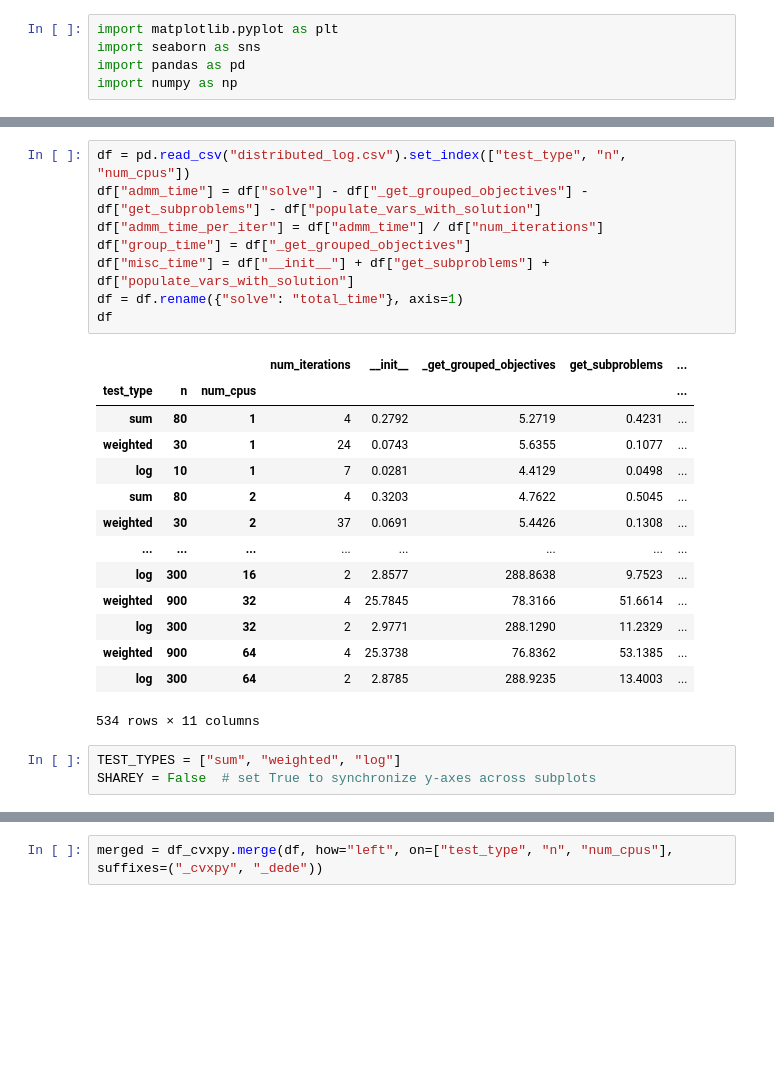
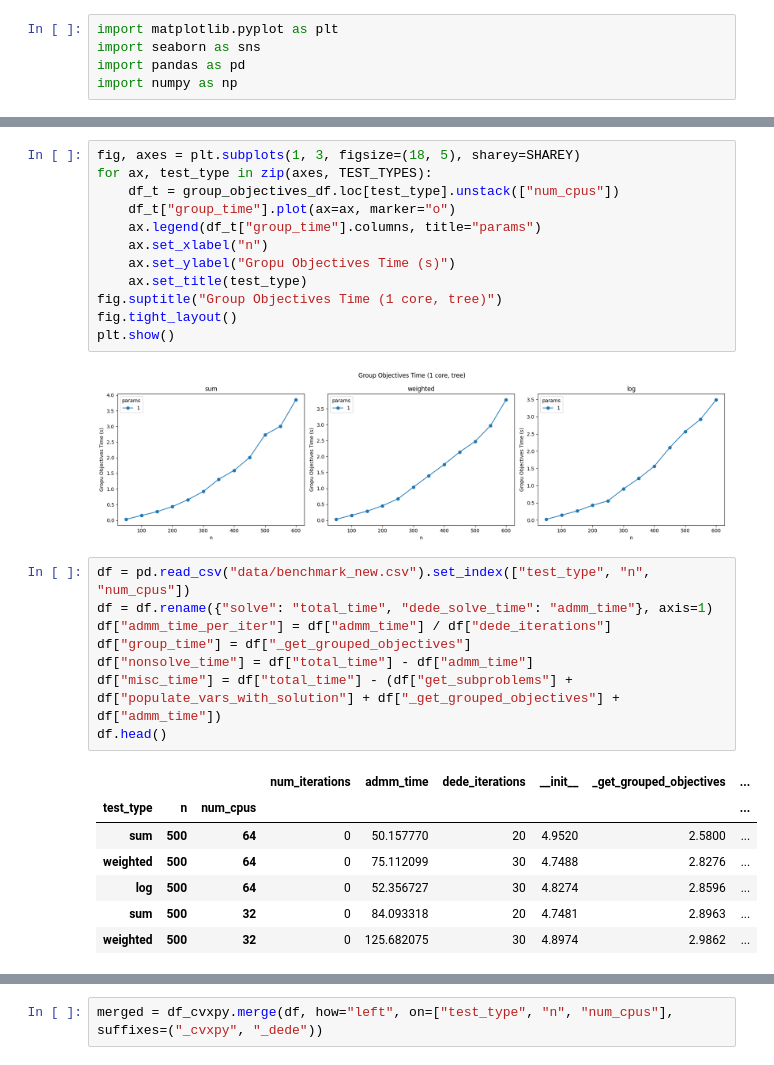
Before and after one commit to illinois-nsai/dede, a Jupyter notebook: benchmarks/cvxpy_dede_comparison.ipynb, the cells around one changed output, grey strips where cells are left out. Drawn from its saved outputs; the diff is of its cells as text; blank space fills up the shorter version.

```diff
--- a/benchmarks/cvxpy_dede_comparison.ipynb
+++ b/benchmarks/cvxpy_dede_comparison.ipynb
@@ -9,29 +20,33 @@ import numpy as np
+# %%
+fig, axes = plt.subplots(1, 3, figsize=(18, 5), sharey=SHAREY)
+for ax, test_type in zip(axes, TEST_TYPES):
+    df_t = group_objectives_df.loc[test_type].unstack(["num_cpus"])
+    df_t["group_time"].plot(ax=ax, marker="o")
+    ax.legend(df_t["group_time"].columns, title="params")
+    ax.set_xlabel("n")
+    ax.set_ylabel("Gropu Objectives Time (s)")
+    ax.set_title(test_type)
+fig.suptitle("Group Objectives Time (1 core, tree)")
+fig.tight_layout()
+plt.show()
+# %% [output]
+[figure, added]
 # %%
-df = pd.read_csv("distributed_log.csv").set_index(["test_type", "n", "num_cpus"])
-df["admm_time"] = df["solve"] - df["_get_grouped_objectives"] - df["get_subproblems"] - df["populate_vars_with_solution"]
-df["admm_time_per_iter"] = df["admm_time"] / df["num_iterations"]
+df = pd.read_csv("data/benchmark_new.csv").set_index(["test_type", "n", "num_cpus"])
+df = df.rename({"solve": "total_time", "dede_solve_time": "admm_time"}, axis=1)
+df["admm_time_per_iter"] = df["admm_time"] / df["dede_iterations"]
 df["group_time"] = df["_get_grouped_objectives"]
-df["misc_time"] = df["__init__"] + df["get_subproblems"] + df["populate_vars_with_solution"]
-df = df.rename({"solve": "total_time"}, axis=1)
-df
+df["nonsolve_time"] = df["total_time"] - df["admm_time"]
+df["misc_time"] = df["total_time"] - (df["get_subproblems"] + df["populate_vars_with_solution"] + df["_get_grouped_objectives"] + df["admm_time"])
+df.head()
 # %% [output]
-|  |  |  | num_iterations | __init__ | _get_grouped_objectives | get_subproblems | ... |
-| test_type | n | num_cpus |  |  |  |  | ... |
-| sum | 80 | 1 | 4 | 0.2792 | 5.2719 | 0.4231 | ... |
-| weighted | 30 | 1 | 24 | 0.0743 | 5.6355 | 0.1077 | ... |
-| log | 10 | 1 | 7 | 0.0281 | 4.4129 | 0.0498 | ... |
-| sum | 80 | 2 | 4 | 0.3203 | 4.7622 | 0.5045 | ... |
-| weighted | 30 | 2 | 37 | 0.0691 | 5.4426 | 0.1308 | ... |
-| ... | ... | ... | ... | ... | ... | ... | ... |
-| log | 300 | 16 | 2 | 2.8577 | 288.8638 | 9.7523 | ... |
-| weighted | 900 | 32 | 4 | 25.7845 | 78.3166 | 51.6614 | ... |
-| log | 300 | 32 | 2 | 2.9771 | 288.1290 | 11.2329 | ... |
-| weighted | 900 | 64 | 4 | 25.3738 | 76.8362 | 53.1385 | ... |
-| log | 300 | 64 | 2 | 2.8785 | 288.9235 | 13.4003 | ... |
+|  |  |  | num_iterations | admm_time | dede_iterations | __init__ | _get_grouped_objectives | ... |
+| test_type | n | num_cpus |  |  |  |  |  | ... |
+| sum | 500 | 64 | 0 | 50.157770 | 20 | 4.9520 | 2.5800 | ... |
+| weighted | 500 | 64 | 0 | 75.112099 | 30 | 4.7488 | 2.8276 | ... |
+| log | 500 | 64 | 0 | 52.356727 | 30 | 4.8274 | 2.8596 | ... |
+| sum | 500 | 32 | 0 | 84.093318 | 20 | 4.7481 | 2.8963 | ... |
+| weighted | 500 | 32 | 0 | 125.682075 | 30 | 4.8974 | 2.9862 | ... |
-534 rows × 11 columns
-# %%
-TEST_TYPES = ["sum", "weighted", "log"]
-SHAREY = False  # set True to synchronize y-axes across subplots
 # %%
 fig, axes = plt.subplots(1, 3, figsize=(18, 5), sharey=SHAREY)
 for ax, test_type in zip(axes, TEST_TYPES):
```
Also changed, not shown: parts of 18 cells of this notebook, 5 other files.
